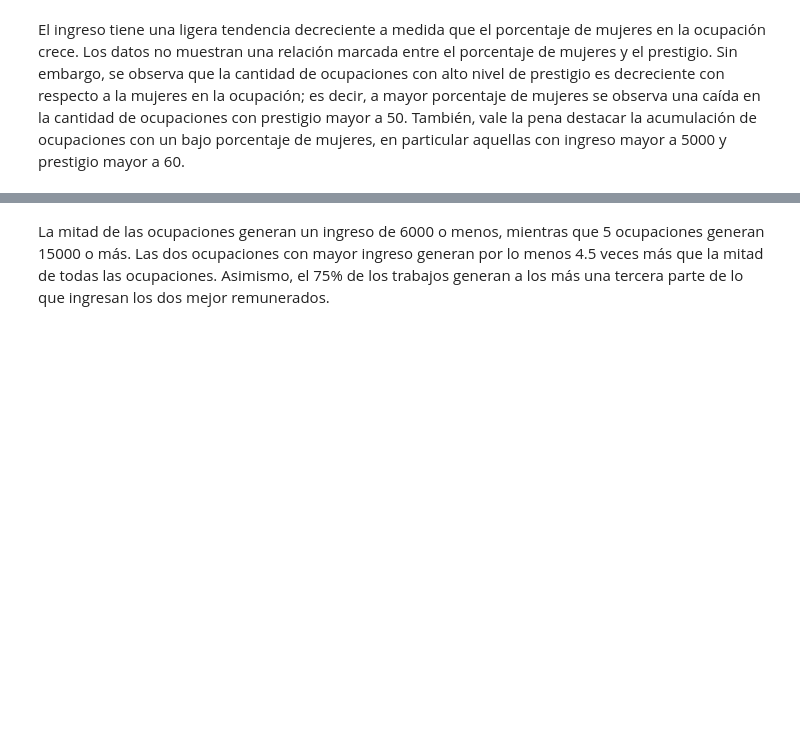
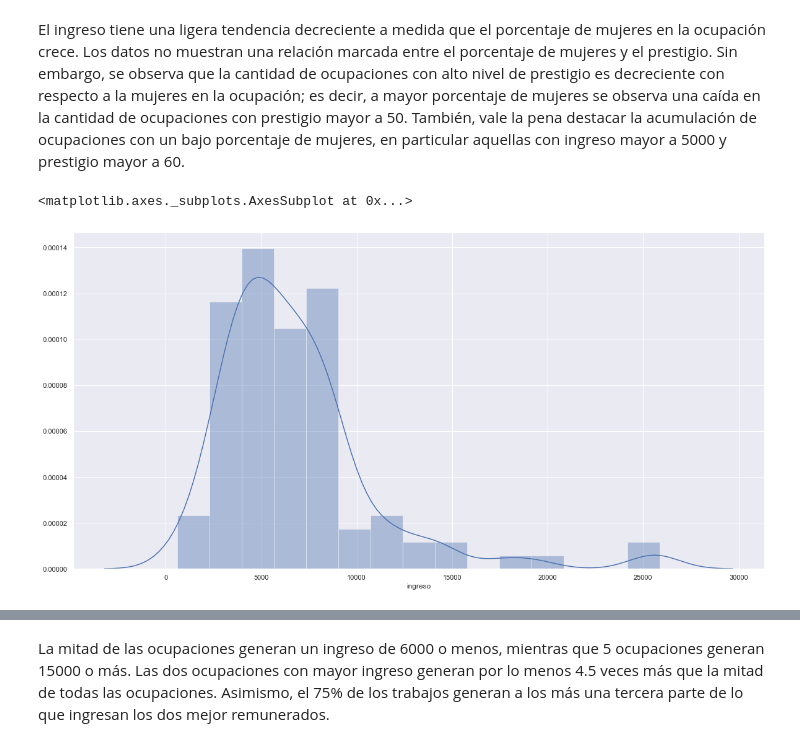
Before and after one commit to jeroaranda/aplicada2, a Jupyter notebook: control1.ipynb, the cells around one changed output, grey strips where cells are left out. Cells and saved outputs as stored; diff of their text form; code cells hidden in the pictures; blank space fills up the shorter version.

```diff
--- a/control1.ipynb
+++ b/control1.ipynb
@@ -45,2 +80,7 @@ df.plot.scatter(x='mujeres',y='ingreso',c='prestigio',colormap='viridis')
 # %% [markdown]
 El ingreso tiene una ligera tendencia decreciente a medida que el porcentaje de mujeres en la ocupación crece. Los datos no muestran una relación marcada entre el porcentaje de mujeres y el prestigio. Sin embargo, se observa que la cantidad de ocupaciones con alto nivel de prestigio es decreciente con respecto a la mujeres en la ocupación; es decir, a mayor porcentaje de mujeres se observa una caída en la cantidad de ocupaciones con prestigio mayor a 50. También, vale la pena destacar la acumulación de ocupaciones con un bajo porcentaje de mujeres, en particular aquellas con ingreso mayor a 5000 y prestigio mayor a 60.
+# %%
+sns.distplot(df.ingreso)
+# %% [output]
+<matplotlib.axes._subplots.AxesSubplot at 0x...>
+[figure, added]
```
Also changed, not shown: parts of 35 cells of this notebook.
